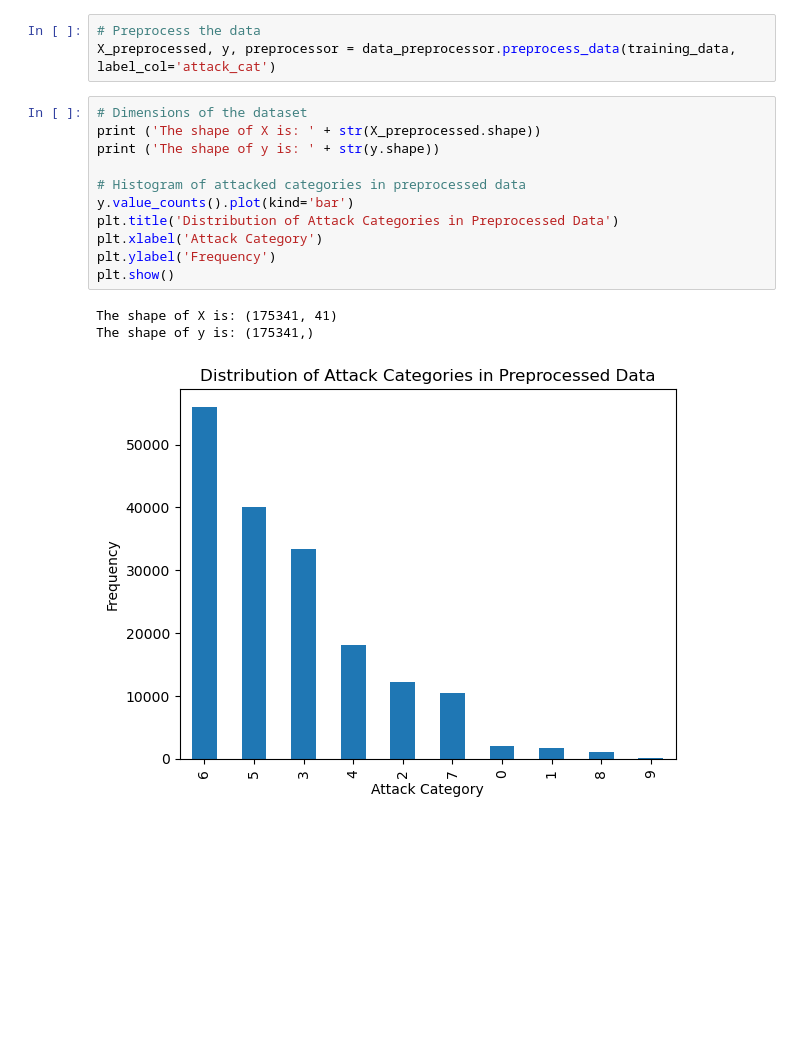
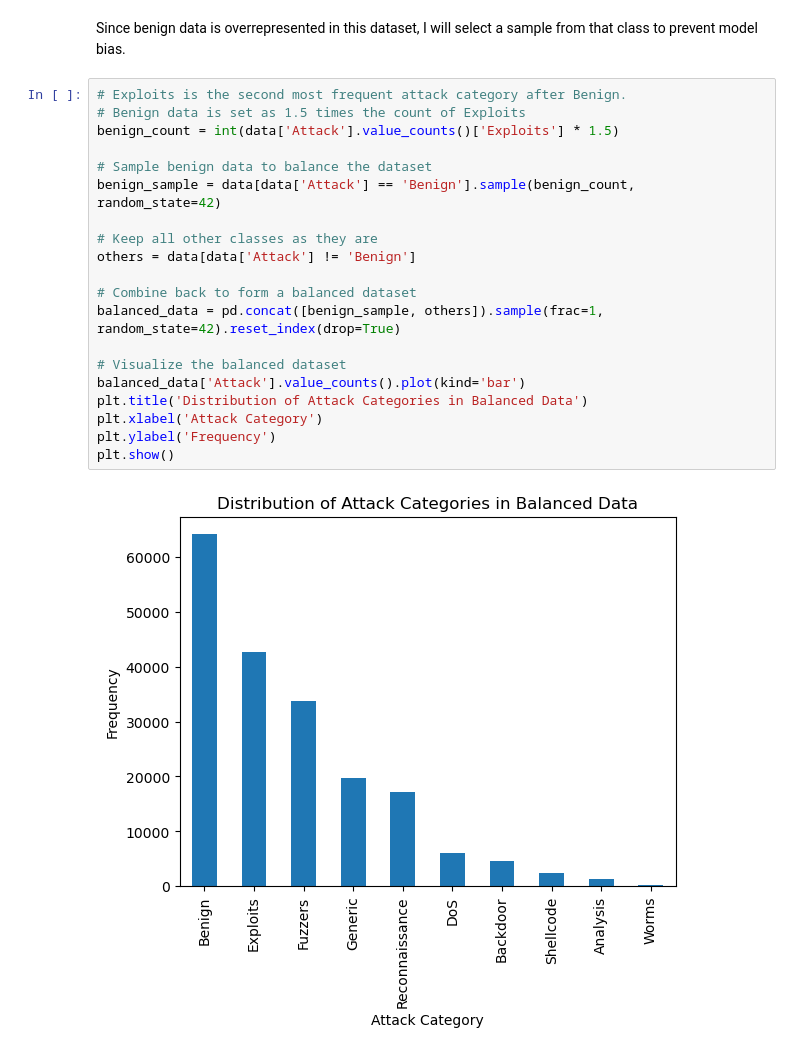
Before and after one commit to lilysli/intrusion-detection-classifier, a Jupyter notebook: src/intrusion-detection-classifier.ipynb, the cells around one changed output. Cells and saved outputs as stored; diff of their text form; blank space fills up the shorter version.

```diff
--- a/src/intrusion-detection-classifier.ipynb
+++ b/src/intrusion-detection-classifier.ipynb
@@ -35,18 +36,24 @@ plt.show()
-# %%
-# Preprocess the data
-X_preprocessed, y, preprocessor = data_preprocessor.preprocess_data(training_data, label_col='attack_cat')
-# %%
-# Dimensions of the dataset
-print ('The shape of X is: ' + str(X_preprocessed.shape))
-print ('The shape of y is: ' + str(y.shape))
-
-# Histogram of attacked categories in preprocessed data
-y.value_counts().plot(kind='bar')
-plt.title('Distribution of Attack Categories in Preprocessed Data')
-plt.xlabel('Attack Category')
-plt.ylabel('Frequency')
-plt.show()
-# %% [output]
-The shape of X is: (175341, 41)
-The shape of y is: (175341,)
-[figure, removed]
+# %% [markdown]
+Since benign data is overrepresented in this dataset, I will select a sample from that class to prevent model bias.
+# %%
+# Exploits is the second most frequent attack category after Benign.
+# Benign data is set as 1.5 times the count of Exploits
+benign_count = int(data['Attack'].value_counts()['Exploits'] * 1.5)
+
+# Sample benign data to balance the dataset
+benign_sample = data[data['Attack'] == 'Benign'].sample(benign_count, random_state=42)
+
+# Keep all other classes as they are
+others = data[data['Attack'] != 'Benign']
+
+# Combine back to form a balanced dataset
+balanced_data = pd.concat([benign_sample, others]).sample(frac=1, random_state=42).reset_index(drop=True)
+
+# Visualize the balanced dataset
+balanced_data['Attack'].value_counts().plot(kind='bar')
+plt.title('Distribution of Attack Categories in Balanced Data')
+plt.xlabel('Attack Category')
+plt.ylabel('Frequency')
+plt.show()
+# %% [output]
+[figure, added]
```
Also changed, not shown: parts of 13 cells of this notebook, 1 other file.
